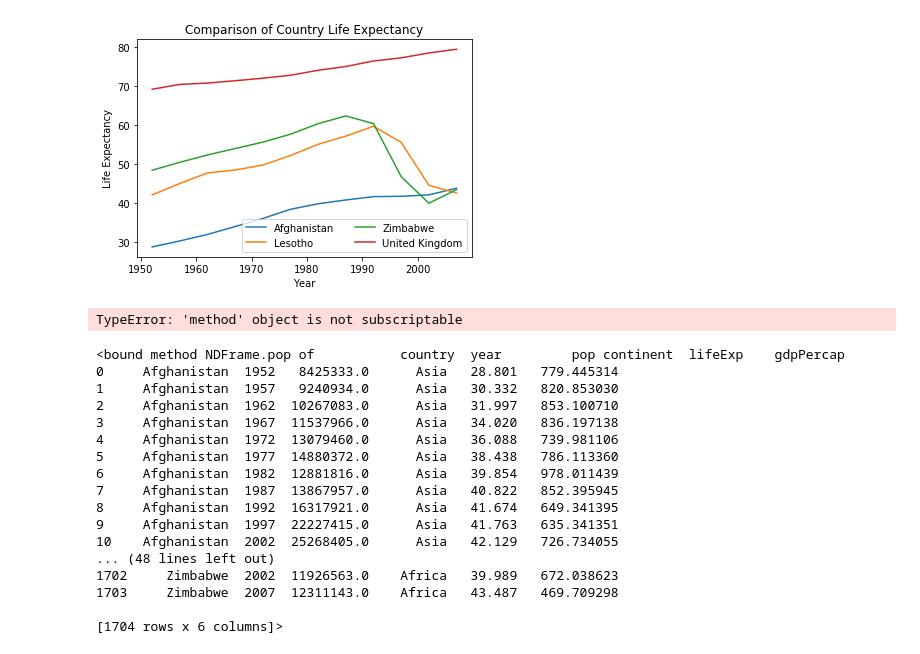
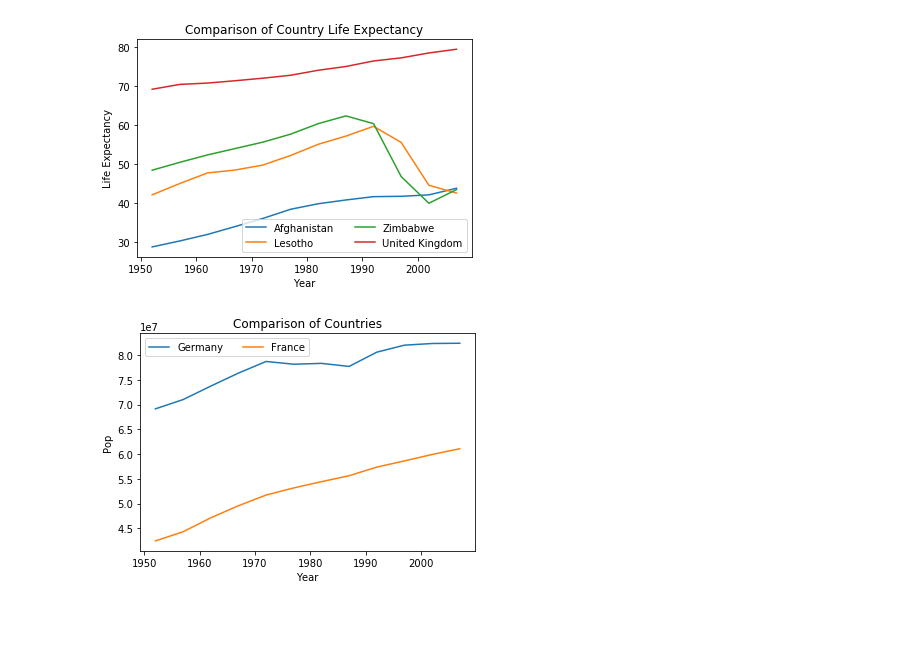
Before and after one commit to alexprescott/capstone_2017, a Jupyter notebook: PlottingLifeExp.ipynb, the cells around one changed output. Drawn from its saved outputs; the diff is of its cells as text; code cells hidden in the pictures; blank space fills up the shorter version.

```diff
--- a/PlottingLifeExp.ipynb
+++ b/PlottingLifeExp.ipynb
@@ -111,7 +92,7 @@ def plot_count_list(A,b):
     '''
     This function plots a property, supplied as b, of selected countries, supplied as a list in A
     Example:
-        plot_count_list({"Germany","France"},"pop")
+        plot_count_list({"Germany","France"},"Pop")
     Returns a plot of the populations of Germany and France through time
     '''
     for entry in A:
@@ -122,27 +103,6 @@ def plot_count_list(A,b):
         plt.legend(A,loc='upper left',ncol=2)
         plt.title('Comparison of Countries')
 # %%
-plot_count_list({"Germany","France"},"pop")
+plot_count_list({"Germany","France"},"Pop")
 # %% [output]
-TypeError: 'method' object is not subscriptable
+[figure, added]
-# %%
-b="pop"
-eval("df"+"."+b)
-# %% [output]
-<bound method NDFrame.pop of           country  year         pop continent  lifeExp    gdpPercap
-0     Afghanistan  1952   8425333.0      Asia   28.801   779.445314
-1     Afghanistan  1957   9240934.0      Asia   30.332   820.853030
-2     Afghanistan  1962  10267083.0      Asia   31.997   853.100710
-3     Afghanistan  1967  11537966.0      Asia   34.020   836.197138
-4     Afghanistan  1972  13079460.0      Asia   36.088   739.981106
-5     Afghanistan  1977  14880372.0      Asia   38.438   786.113360
-6     Afghanistan  1982  12881816.0      Asia   39.854   978.011439
-7     Afghanistan  1987  13867957.0      Asia   40.822   852.395945
-8     Afghanistan  1992  16317921.0      Asia   41.674   649.341395
-9     Afghanistan  1997  22227415.0      Asia   41.763   635.341351
-10    Afghanistan  2002  25268405.0      Asia   42.129   726.734055
-... (48 lines left out)
-1702     Zimbabwe  2002  11926563.0    Africa   39.989   672.038623
-1703     Zimbabwe  2007  12311143.0    Africa   43.487   469.709298
-
-[1704 rows x 6 columns]>
```
Also changed, not shown: parts of 6 cells of this notebook.
